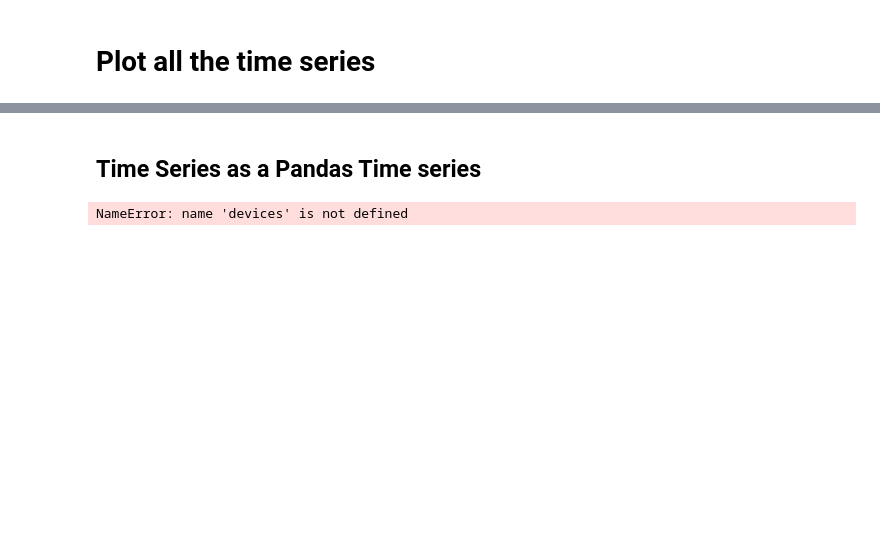
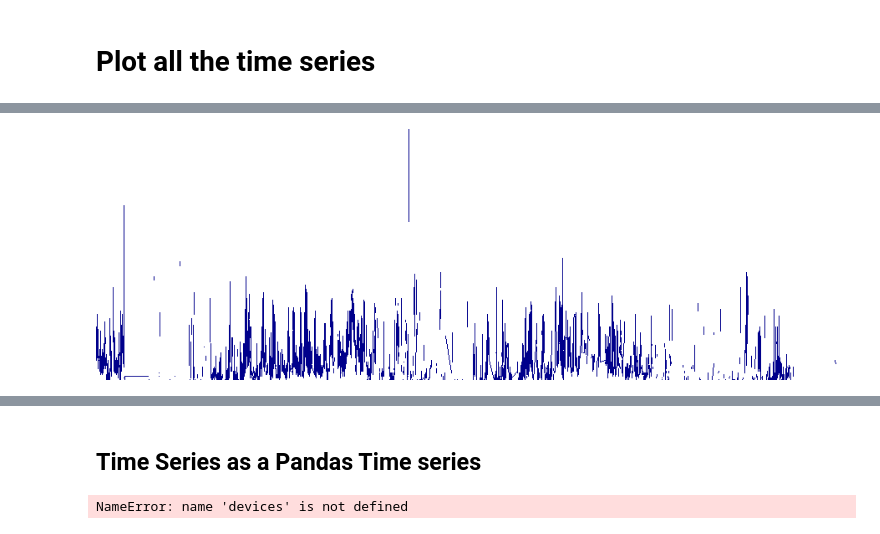
Before and after one commit to DataKind-SF/safecast, a Jupyter notebook: Data Cleaning/Plotting_Testing_DataFilter_And_anomaly_detection_SC.ipynb, the cells around one changed output, grey strips where cells are left out. Cells and saved outputs as stored; diff of their text form; code cells hidden in the pictures; blank space fills up the shorter version.

```diff
--- a/Data Cleaning/Plotting_Testing_DataFilter_And_anomaly_detection_SC.ipynb
+++ b/Data Cleaning/Plotting_Testing_DataFilter_And_anomaly_detection_SC.ipynb
@@ -67,0 +87,5 @@ KeyboardInterrupt:
+# %%
+img1 = tf.shade(aggs['pms_pm02_5'])
+img1
+# %% [output]
+[figure, added]
```
Also changed, not shown: parts of 28 cells of this notebook.
